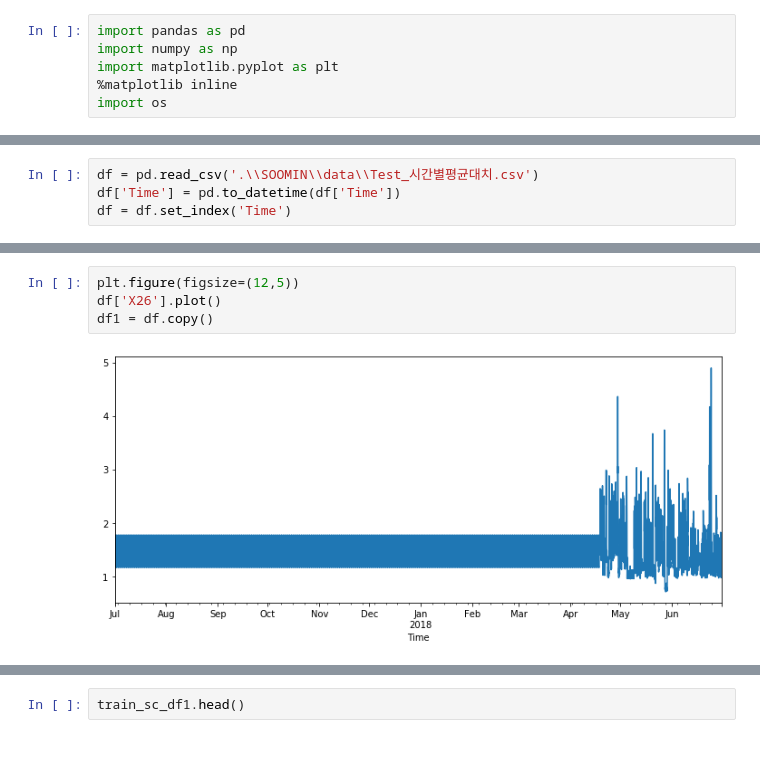
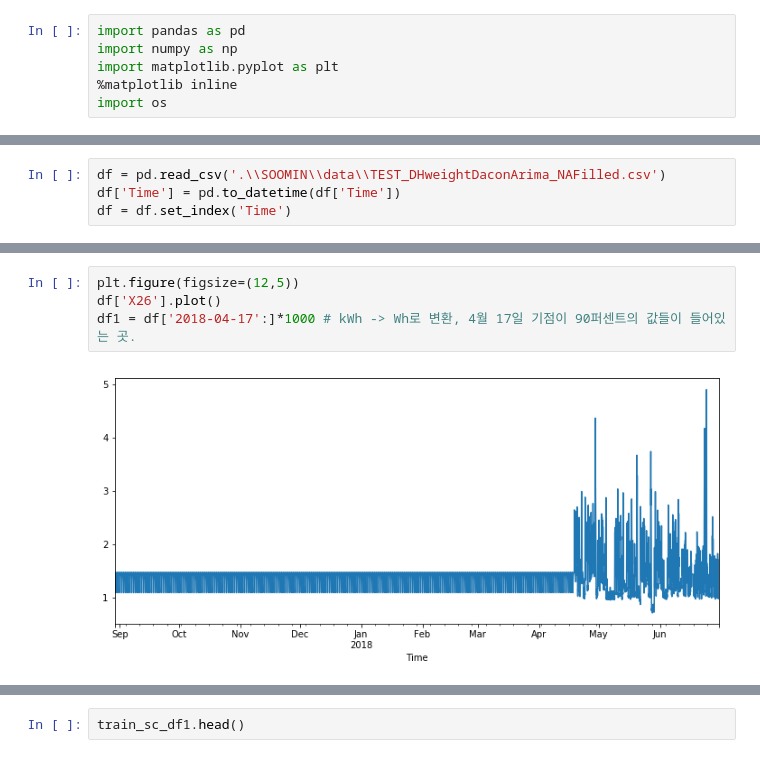
Before and after one commit to yagippi27/DACON_CONTEST_2019, a Jupyter notebook: SUHYUN/LSTM__.ipynb, the cells around one changed output, grey strips where cells are left out. Drawn from its saved outputs; the diff is of its cells as text.

```diff
--- a/SUHYUN/LSTM__.ipynb
+++ b/SUHYUN/LSTM__.ipynb
@@ -13,5 +13,5 @@ os.chdir('D:\\workspace\\DACON_2019')
 # %%
-df = pd.read_csv('.\\SOOMIN\\data\\Test_시간별평균대치.csv')
+df = pd.read_csv('.\\SOOMIN\\data\\TEST_DHweightDaconArima_NAFilled.csv')
 df['Time'] = pd.to_datetime(df['Time'])
 df = df.set_index('Time')
 # %%
@@ -34,6 +39,6 @@ df
 # %%
 plt.figure(figsize=(12,5))
 df['X26'].plot()
-df1 = df.copy()
+df1 = df['2018-04-17':]*1000 # kWh -> Wh로 변환, 4월 17일 기점이 90퍼센트의 값들이 들어있는 곳.
 # %% [output]
-[figure, old version]
+[figure, new version]
```
Also changed, not shown: parts of 20 cells of this notebook, 3 other files.
